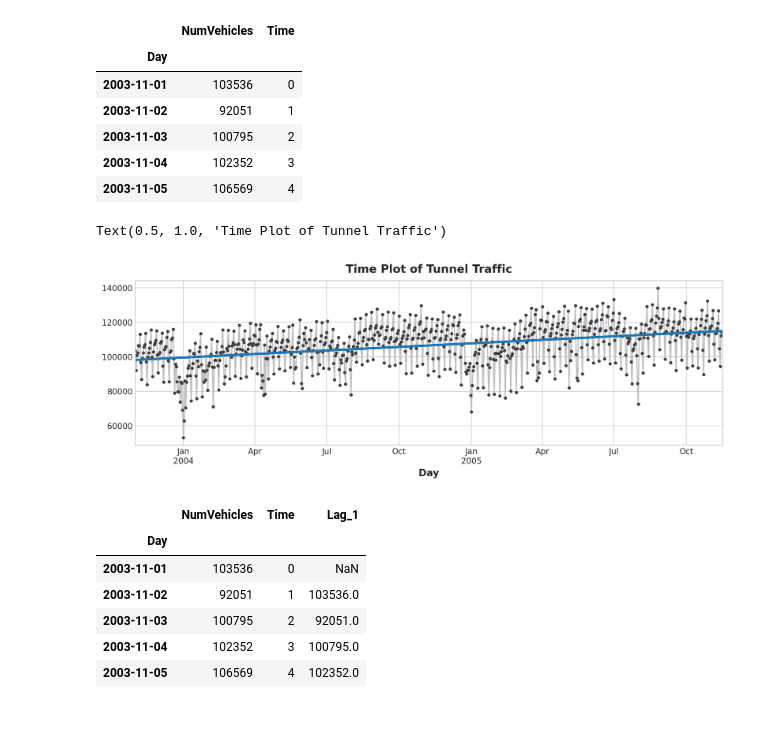
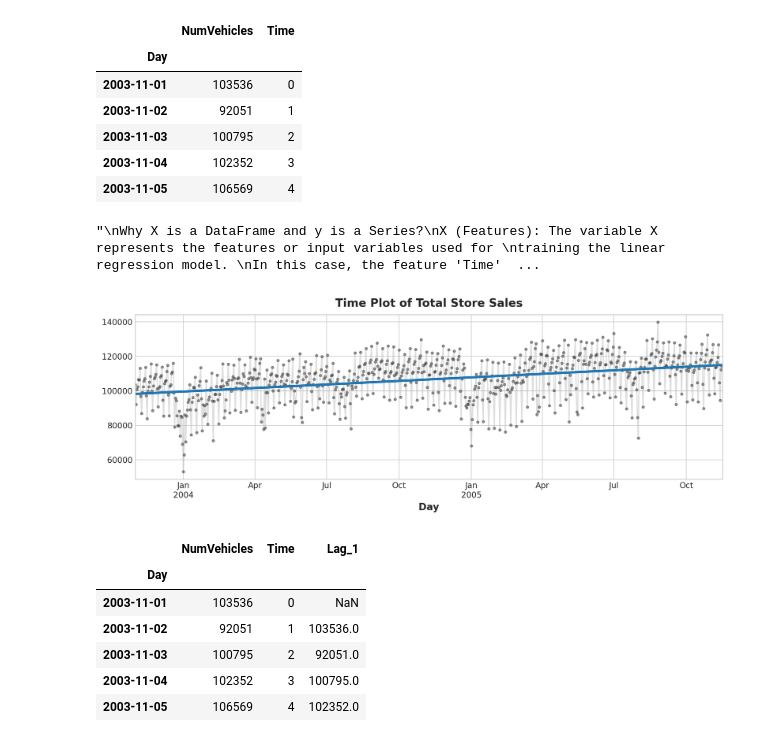
Before and after one commit to albert-joonyoung-park/kaggle-lessons, a Jupyter notebook: kaggle-time-series.ipynb, the cells around one changed output. Saved outputs shown, nothing was run; the diff lists cells and outputs as text; code cells hidden in the pictures.

Commit message:
Kaggle Notebook | kaggle-time-series | Version 2

```diff
--- a/kaggle-time-series.ipynb
+++ b/kaggle-time-series.ipynb
@@ -279,14 +280,35 @@ model.fit(X, y)
 # Store the fitted values as a time series with the same time index
 # as the training data
 y_pred = pd.Series(model.predict(X), index=X.index)
+
+"""
+Why X is a DataFrame and y is a Series?
+X (Features): The variable X represents the features or input variables used for
+training the linear regression model.
+In this case, the feature 'Time' is used as the predictor variable.
+Even though 'Time' is a single column, it is still treated as a feature matrix,
+which is typically represented as a DataFrame with one or more columns.
+In the future, if you decide to use multiple features, you can add
+more columns to X, and it will still be a DataFrame.
+
+y (Target): The variable y represents the target variable,
+i.e., the variable we want to predict using the linear regression
+model. It is typically a one-dimensional array-like object,
+which in this case is a Series.
+The Series contains the values of 'NumVehicles', and
+the linear regression model will try to predict these values
+based on the 'Time' feature.
+"""
+# %% [output]
+"\nWhy X is a DataFrame and y is a Series?\nX (Features): The variable X represents the features or input variables used for \ntraining the linear regression model. \nIn this case, the feature 'Time'  ...
 # %%
-# plot the data
-ax = y.plot(**plot_params)
-ax = y_pred.plot(ax=ax, linewidth=3)  # blue linear regression line fitted
-ax.set_title('Time Plot of Tunnel Traffic')
+# plot the average sales prediction on Time series
+
+ax = y.plot(**plot_params, alpha=0.5)  # actual data points
+ax = y_pred.plot(ax=ax, linewidth=3)  # predictied data points
+ax.set_title('Time Plot of Total Store Sales');
 # %% [output]
-Text(0.5, 1.0, 'Time Plot of Tunnel Traffic')
-[figure, old version]
+[figure, new version]
 # %%
 # lag features - Series dependence
 # Pandas provides a simple method to lag a series, the shift method.
```
Also changed, not shown: parts of 21 cells of this notebook.
